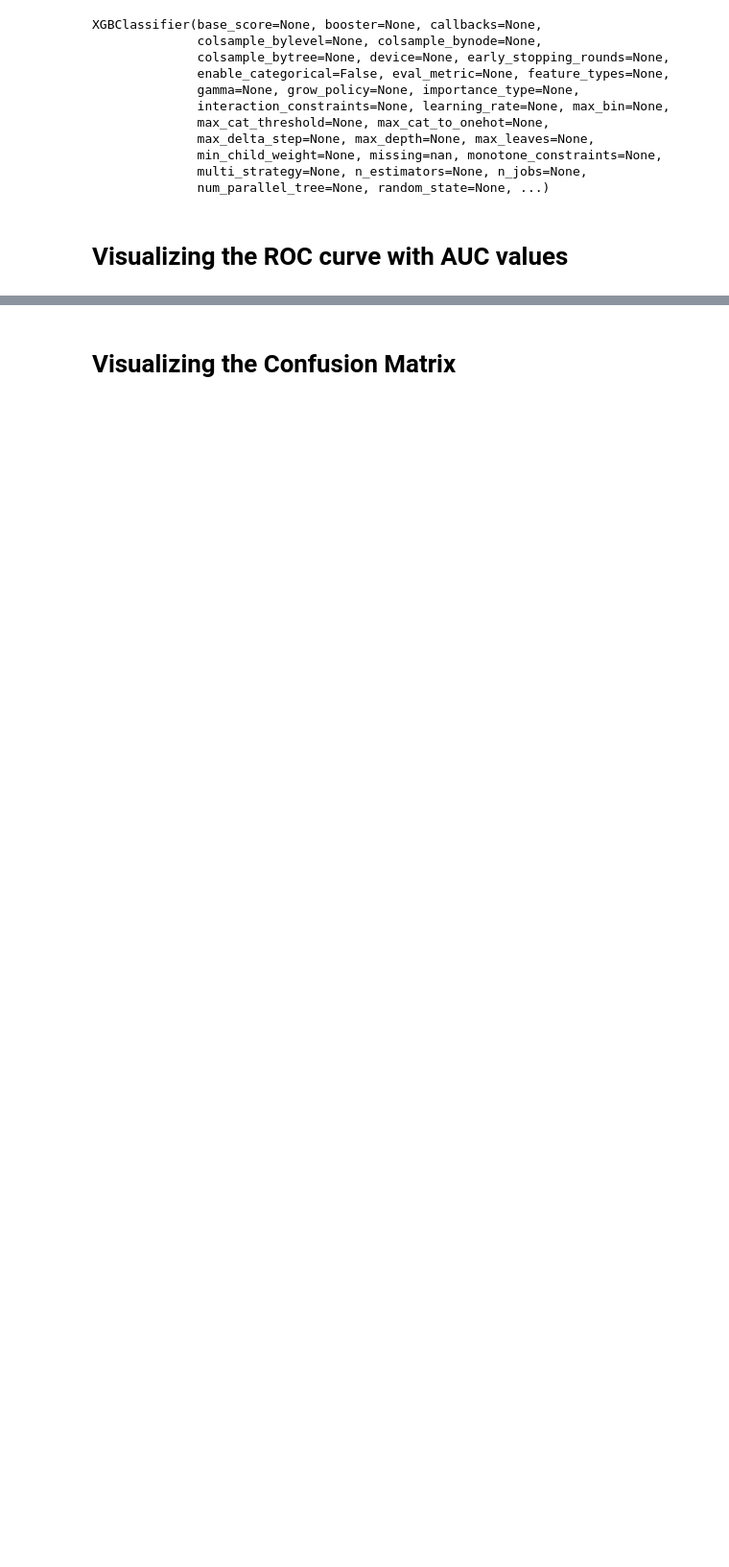
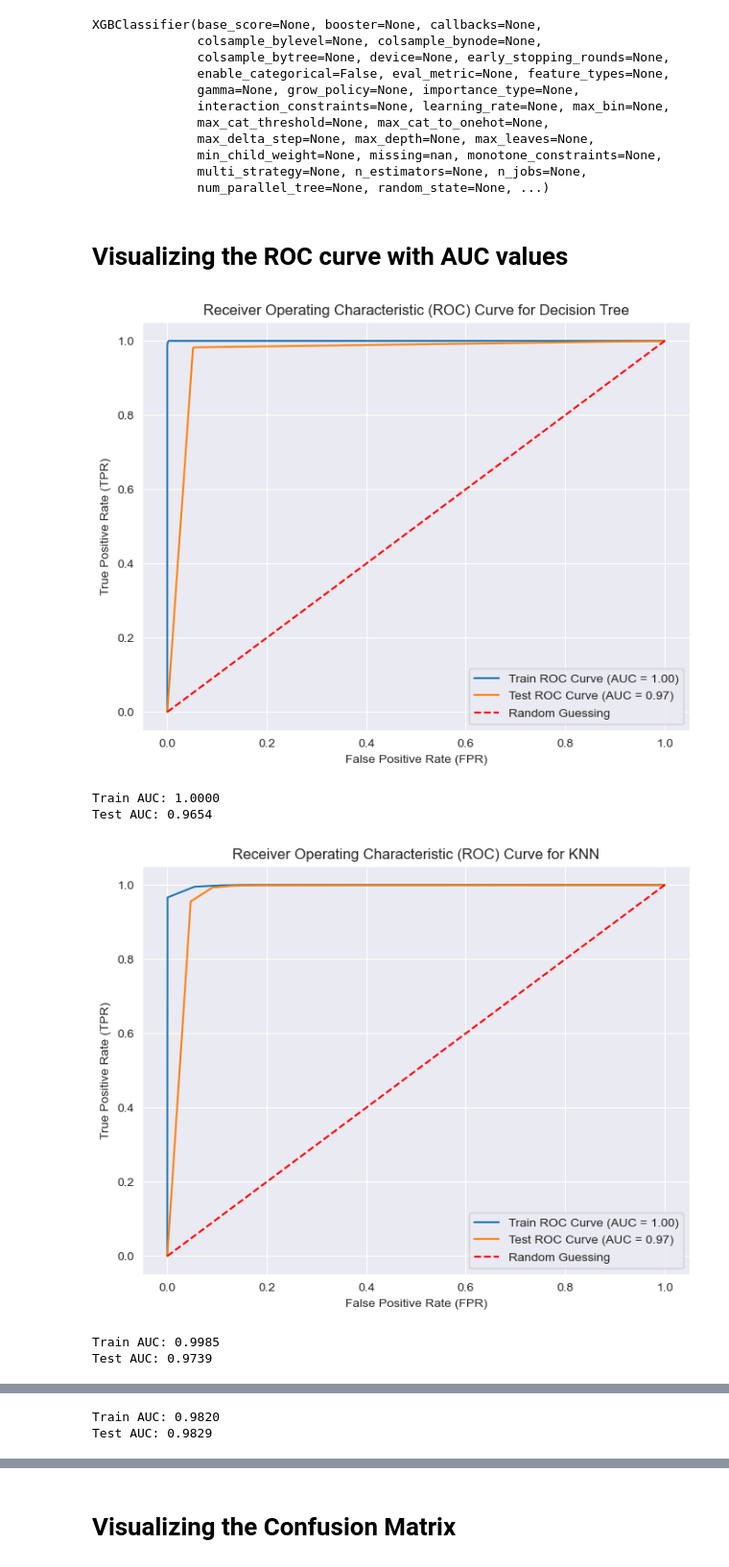
Before and after one commit to batuhanozzer/bankMarketing, a Jupyter notebook: bankMarketingUpdated.ipynb, the cells around one changed output, grey strips where cells are left out. Shown at 96% size. Drawn from its saved outputs; the diff is of its cells as text; code cells hidden in the pictures; blank space fills up the shorter version.

```diff
--- a/bankMarketingUpdated.ipynb
+++ b/bankMarketingUpdated.ipynb
@@ -661,6 +643,6 @@ model_dtc, model_knn, model_svc, model_lr, model_rfc, model_svm, model_gb= ml_al
 # %%
 estimators = [('dtc',model_dtc),('knn',model_knn),('svc',model_svc),('logistic',model_lr),('rfc',model_rfc),('svm',model_svm), ('gb', model_gb)]
 # %%
-model_voting = VotingClassifier(estimators=estimators)
+model_voting = VotingClassifier(estimators=estimators, voting='soft')
 model_voting.fit(X_train,y_train)
 # %% [output]
@@ -693,8 +669,18 @@ XGBClassifier(base_score=None, booster=None, callbacks=None,
               min_child_weight=None, missing=nan, monotone_constraints=None,
               multi_strategy=None, n_estimators=None, n_jobs=None,
               num_parallel_tree=None, random_state=None, ...)
+# %%
+models = [model_dtc, model_knn, model_svc, model_lr, model_rfc, model_svm, model_gb, model_voting, model_xgb]
+model_names = ["Decision Tree","KNN","SVC","Logistic_regression","Random Forest","SVM", "GB", "Voting", "XGB"]
 # %% [markdown]
 # Visualizing the ROC curve with AUC values
 # %%
-# for model,model_name in zip(models,model_names):
-#     draw_AUC_graph(X_train,X_test,y_train,y_test,model,model_name)
+for model,model_name in zip(models,model_names):
+    draw_AUC_graph(X_train,X_test,y_train,y_test,model,model_name)
+# %% [output]
+[figure, added]
+Train AUC: 1.0000
+Test AUC: 0.9654
+[figure, added]
+Train AUC: 0.9985
+Test AUC: 0.9739
@@ -700,0 +688,2 @@ XGBClassifier(base_score=None, booster=None, callbacks=None,
+Train AUC: 0.9820
+Test AUC: 0.9829
```
Also changed, not shown: parts of 32 cells of this notebook.
